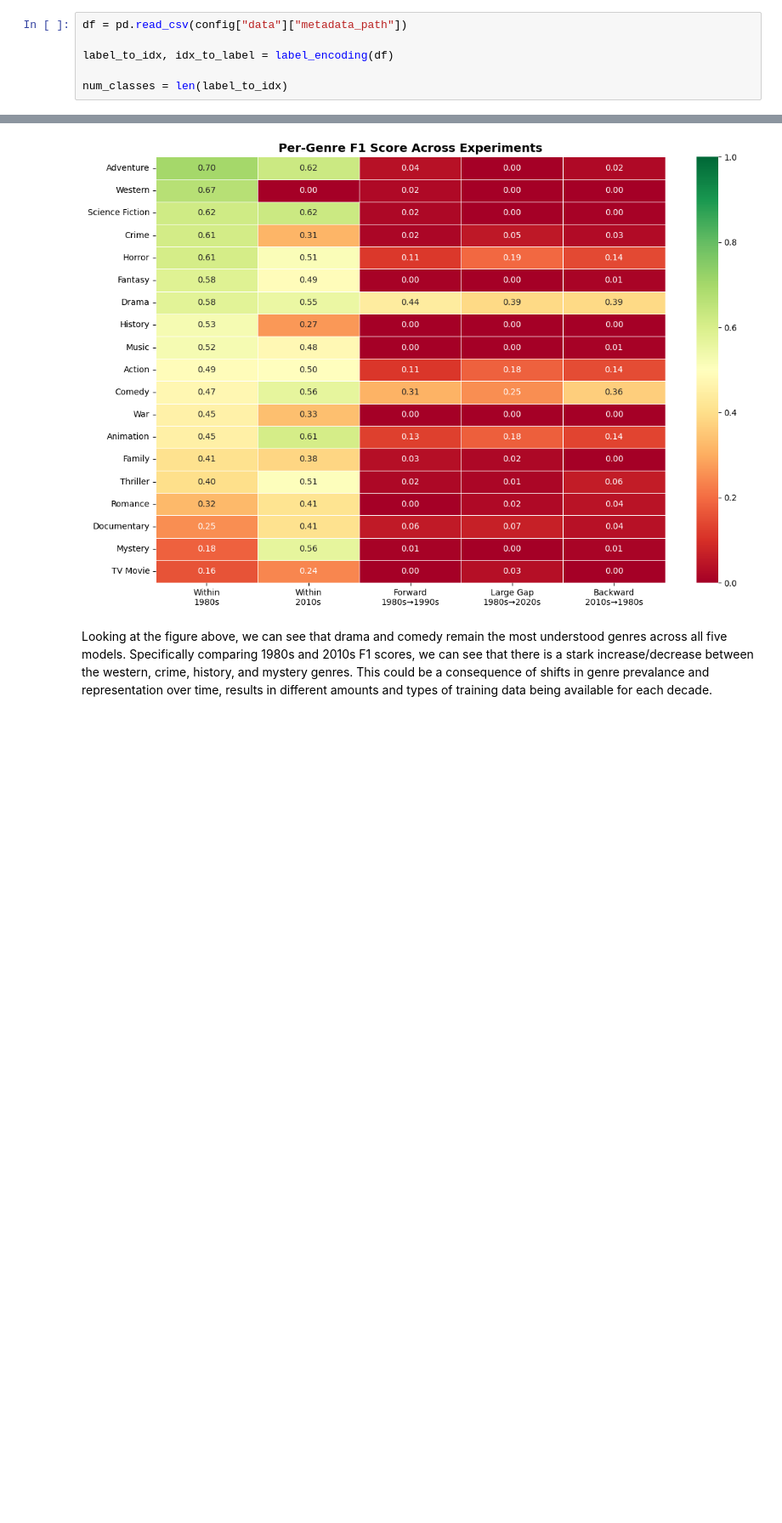
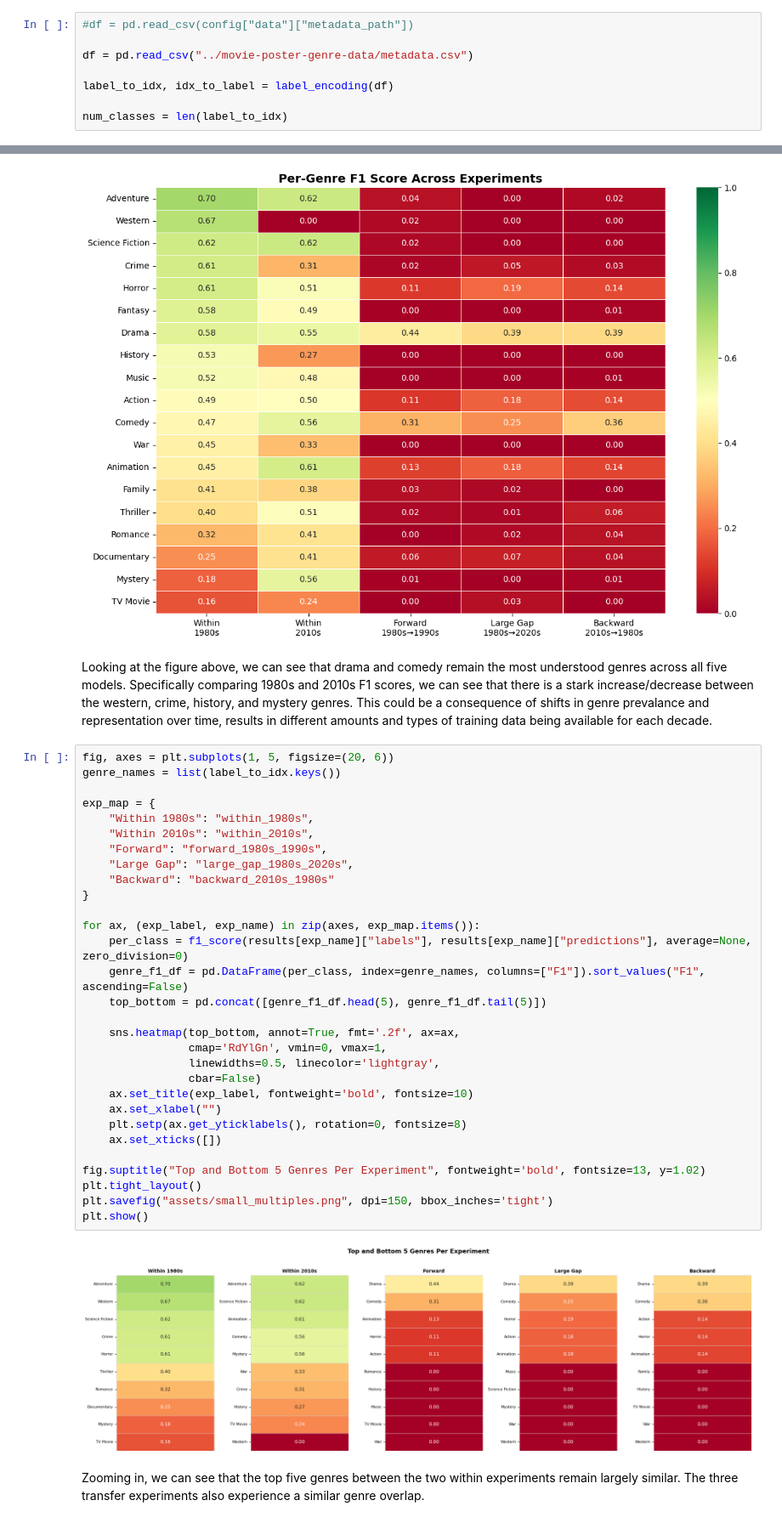
Before and after one commit to katemhouston/movie-poster-genre, a Jupyter notebook: notebooks/evaluation.ipynb, the cells around one changed output, grey strips where cells are left out. Shown at 85% size. Saved outputs shown, nothing was run; the diff lists cells and outputs as text; blank space fills up the shorter version.

```diff
--- a/notebooks/evaluation.ipynb
+++ b/notebooks/evaluation.ipynb
@@ -20,7 +20,9 @@ import yaml
 with open("configs/default.yaml") as f:
     config = yaml.safe_load(f)
 # %%
-df = pd.read_csv(config["data"]["metadata_path"])
+#df = pd.read_csv(config["data"]["metadata_path"])
+
+df = pd.read_csv("../movie-poster-genre-data/metadata.csv")
 
 label_to_idx, idx_to_label = label_encoding(df)
 
@@ -277,3 +279,37 @@ plt.show()
 [figure]
 # %% [markdown]
 Looking at the figure above, we can see that drama and comedy remain the most understood genres across all five models. Specifically comparing 1980s and 2010s F1 scores, we can see that there is a stark increase/decrease between the western, crime, history, and mystery genres. This could be a consequence of shifts in genre prevalance and representation over time, results in different amounts and types of training data being available for each decade.
+# %%
+fig, axes = plt.subplots(1, 5, figsize=(20, 6))
+genre_names = list(label_to_idx.keys())
+
+exp_map = {
+    "Within 1980s": "within_1980s",
+    "Within 2010s": "within_2010s",
+    "Forward": "forward_1980s_1990s",
+    "Large Gap": "large_gap_1980s_2020s",
+    "Backward": "backward_2010s_1980s"
+}
+
+for ax, (exp_label, exp_name) in zip(axes, exp_map.items()):
+    per_class = f1_score(results[exp_name]["labels"], results[exp_name]["predictions"], average=None, zero_division=0)
+    genre_f1_df = pd.DataFrame(per_class, index=genre_names, columns=["F1"]).sort_values("F1", ascending=False)
+    top_bottom = pd.concat([genre_f1_df.head(5), genre_f1_df.tail(5)])
+
+    sns.heatmap(top_bottom, annot=True, fmt='.2f', ax=ax,
+                cmap='RdYlGn', vmin=0, vmax=1,
+                linewidths=0.5, linecolor='lightgray',
+                cbar=False)
+    ax.set_title(exp_label, fontweight='bold', fontsize=10)
+    ax.set_xlabel("")
+    plt.setp(ax.get_yticklabels(), rotation=0, fontsize=8)
+    ax.set_xticks([])
+
+fig.suptitle("Top and Bottom 5 Genres Per Experiment", fontweight='bold', fontsize=13, y=1.02)
+plt.tight_layout()
+plt.savefig("assets/small_multiples.png", dpi=150, bbox_inches='tight')
+plt.show()
+# %% [output]
+[figure, added]
+# %% [markdown]
+Zooming in, we can see that the top five genres between the two within experiments remain largely similar. The three transfer experiments also experience a similar genre overlap.
```
Also changed, not shown: 2 other files.
